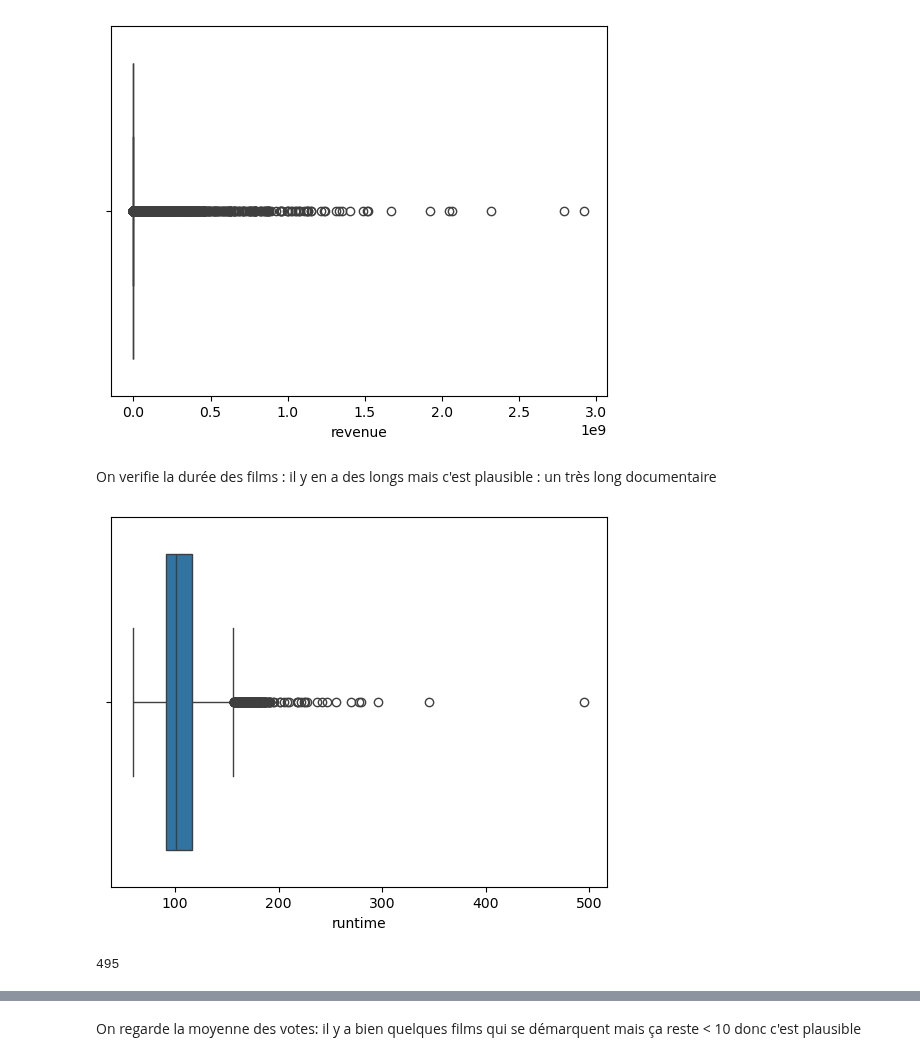
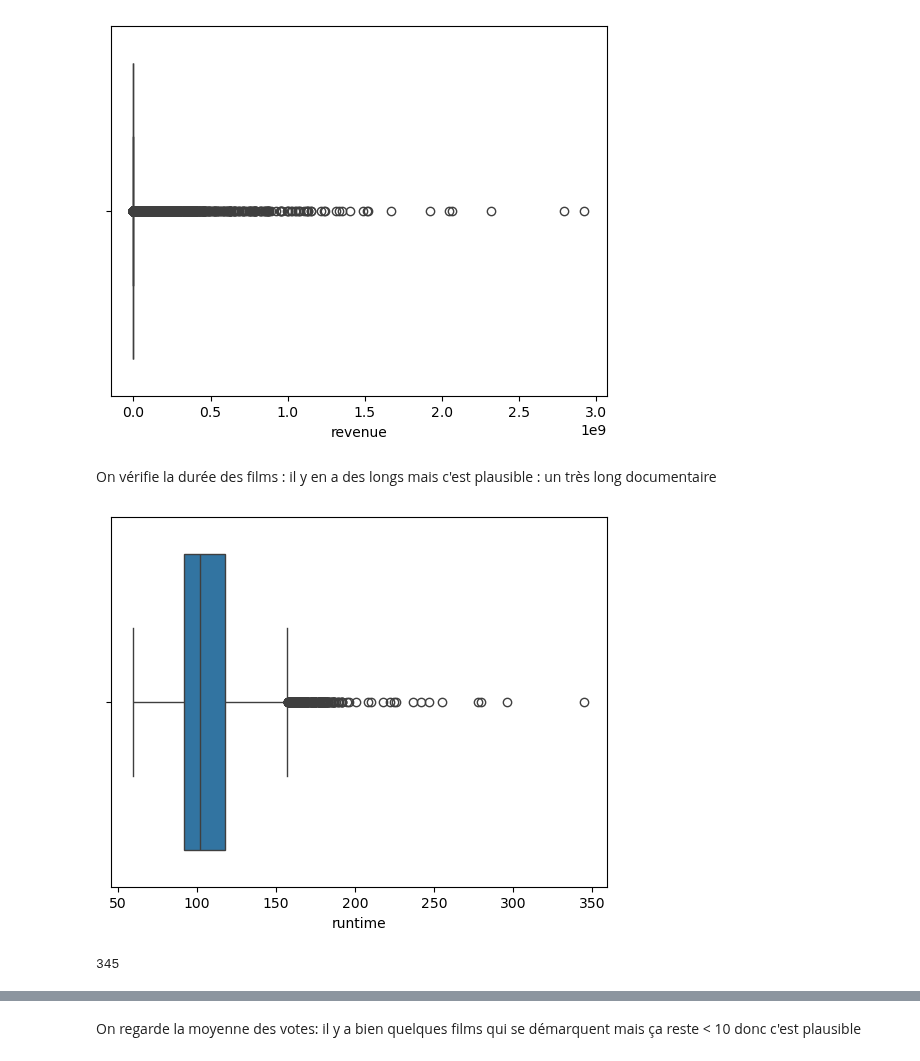
Before and after one commit to Cynthia-OK/CreuseLlywood, a Jupyter notebook: nettoyage_data.ipynb, the cells around one changed output, grey strips where cells are left out. Drawn from its saved outputs; the diff is of its cells as text; code cells hidden in the pictures.

```diff
--- a/nettoyage_data.ipynb
+++ b/nettoyage_data.ipynb
@@ -861,2 +850,2 @@ J'importe le fichier contenant les films et les personnes
 # %%
-films_personnes_import = pd.read_csv('./donnees/films_tmdb_imdb_sup5_2000_60_released.csv', sep="\t")
+films = pd.read_csv('./donnees/films_selectionnes.csv', sep="\t")
@@ -1020,12 +871,12 @@ sns.boxplot(films_v2, x='revenue');
 # %% [output]
 [figure]
 # %% [markdown]
-On verifie la durée des films : il y en a des longs mais c'est plausible : un très long documentaire
+On vérifie la durée des films : il y en a des longs mais c'est plausible : un très long documentaire
 # %%
-sns.boxplot(films_v2, x='runtime');
+sns.boxplot(films, x='runtime');
 # %% [output]
-[figure, old version]
+[figure, new version]
 # %%
-films_v2['runtime'].max()
+films['runtime'].max()
 # %% [output]
-495
+345
```
Also changed, not shown: parts of 168 cells of this notebook, 11 other files.
